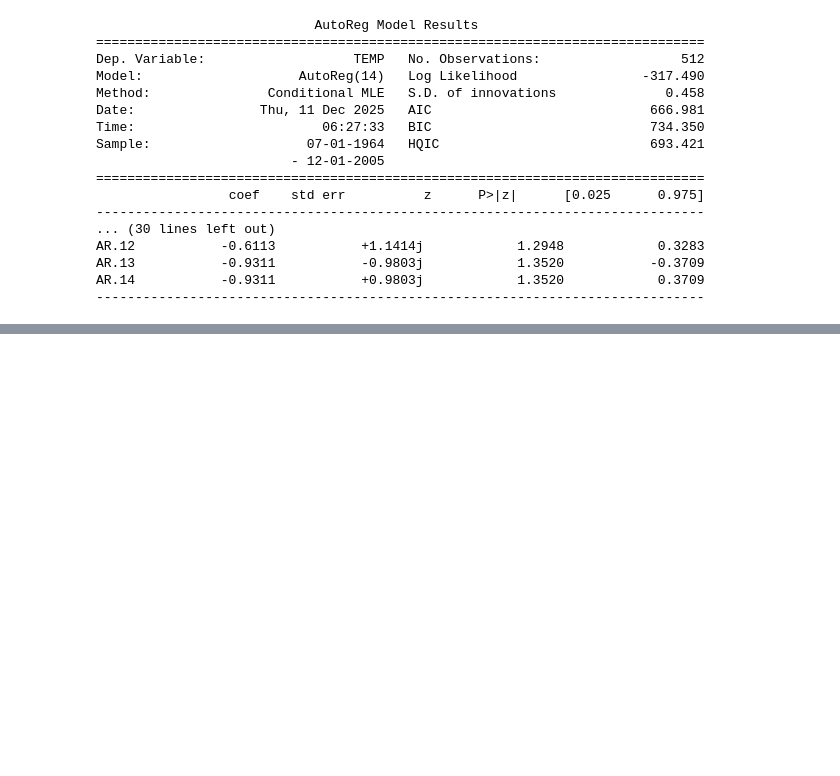
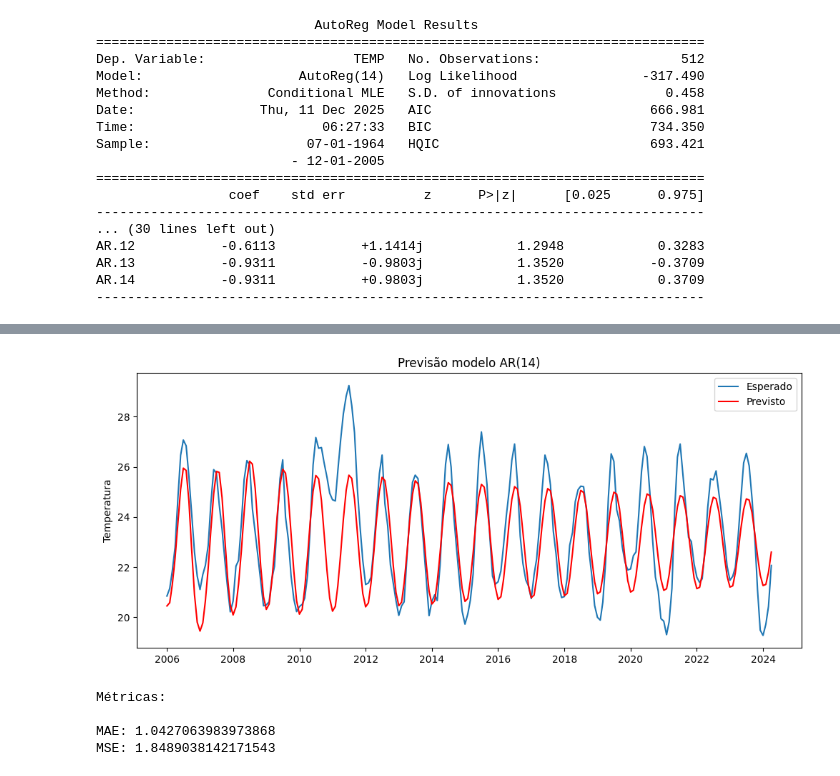
Before and after one commit to JCarapina/Estudos-praticos, a Jupyter notebook: series_temporais_2/notebooks/projeto.ipynb, the cells around one changed output, grey strips where cells are left out. Drawn from its saved outputs; the diff is of its cells as text; code cells hidden in the pictures; blank space fills up the shorter version.

```diff
--- a/series_temporais_2/notebooks/projeto.ipynb
+++ b/series_temporais_2/notebooks/projeto.ipynb
@@ -159,0 +169,31 @@ AR.14           -0.9311           +0.9803j            1.3520            0.3709
+# %%
+from sklearn.metrics import mean_absolute_error, mean_squared_error
+
+def plot_prev(treino, teste, mod, nome_mod = ''):
+
+  previsoes = mod.predict(len(treino), len(treino) + len(teste)-1, dynamic=False)
+
+  plt.figure(figsize=(12, 5))
+
+  plt.plot(teste.index, teste, label='Esperado')
+  plt.plot(previsoes.index, previsoes, label='Previsto', color='red')
+
+  plt.title(f'Previsão modelo {nome_mod}')
+  plt.ylabel('Temperatura')
+  plt.legend()
+  plt.show()
+
+  print('\nMétricas:\n')
+  mae = mean_absolute_error(teste, previsoes)
+  print(f'MAE: {mae}')
+
+  mse = mean_squared_error(teste, previsoes)
+  print(f'MSE: {mse}')
+# %%
+plot_prev(treino,teste, ar_res, 'AR(14)')
+# %% [output]
+[figure, added]
+Métricas:
+
+MAE: 1.0427063983973868
+MSE: 1.8489038142171543
```
Also changed, not shown: parts of 5 cells of this notebook.
